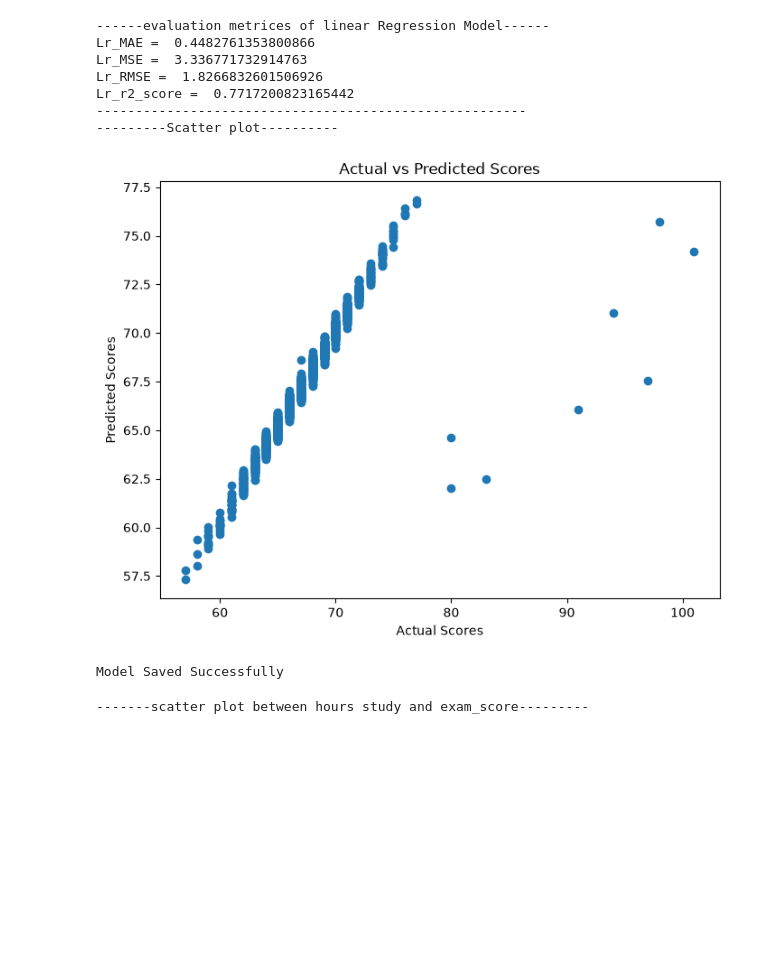
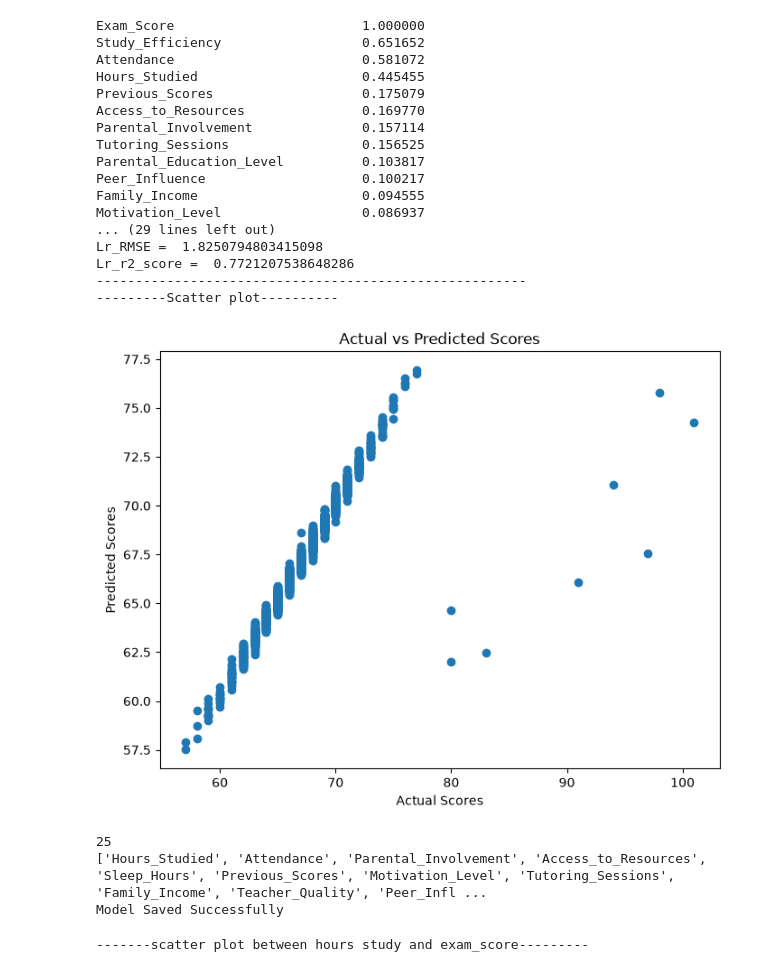
Before and after one commit to HimanshuSingh2306/1st_project, a Jupyter notebook: Notebook/main.ipynb, the cells around one changed output. Drawn from its saved outputs; the diff is of its cells as text; code cells hidden in the pictures; blank space fills up the shorter version.

```diff
--- a/Notebook/main.ipynb
+++ b/Notebook/main.ipynb
@@ -107,16 +107,23 @@ df = pd.get_dummies(df,columns=nominal_columns,dtype=int)
 # plt.show()
 # df["Exam_Score"].hist()
 
-
+# this is correlation
 correlation = df.corr(numeric_only=True)
 # print(correlation["Exam_Score"].sort_values(ascending=False))
 
 plt.figure(figsize=(12,8))
-
+ # Heatmap
 sns.heatmap(df.corr(numeric_only=True))
 
 plt.show()
-
+#feature Engineering
+df["Study_Efficiency"] = (
+  df["Hours_Studied"]*
+  df["Attendance"]
+)
+correlation = df.corr(numeric_only=True)
+print(correlation["Exam_Score"].sort_values(ascending=False))
+print(df.columns)
 X = df.drop("Exam_Score",axis=1)
 Y = df["Exam_Score"]
 
@@ -193,41 +200,54 @@ print("Lr_r2_score = ", lr_r2)
 
 print("-------------------------------------------------------")
 
 print("---------Scatter plot----------")
 import matplotlib.pyplot as plt
 
 plt.figure(figsize=(8,6))
 
 plt.scatter(Y_test, predictions)
 
 plt.xlabel("Actual Scores")
 plt.ylabel("Predicted Scores")
 plt.title("Actual vs Predicted Scores")
 
 plt.show()
 
 # print(X.columns.tolist())
 
 # for col in df.select_dtypes(include='object').columns:
 #   print("\n",col)
 #   print(df[col].unique())
-
+print(len(X.columns))
+print(X.columns.tolist())
 
 import joblib
 
-joblib.dump(model, "student_score_model.pkl")
+joblib.dump(model, "../Model/student_score_model.pkl")
 
 print("Model Saved Successfully")
 # %% [output]
 [figure]
-------evaluation metrices of linear Regression Model------
-Lr_MAE =  0.4482761353800866
-Lr_MSE =  3.336771732914763
-Lr_RMSE =  1.8266832601506926
-Lr_r2_score =  0.7717200823165442
+Exam_Score                        1.000000
+Study_Efficiency                  0.651652
+Attendance                        0.581072
+Hours_Studied                     0.445455
+Previous_Scores                   0.175079
+Access_to_Resources               0.169770
+Parental_Involvement              0.157114
+Tutoring_Sessions                 0.156525
+Parental_Education_Level          0.103817
+Peer_Influence                    0.100217
+Family_Income                     0.094555
+Motivation_Level                  0.086937
+... (29 lines left out)
+Lr_RMSE =  1.8250794803415098
+Lr_r2_score =  0.7721207538648286
 -------------------------------------------------------
 ---------Scatter plot----------
-[figure, old version]
+[figure, new version]
+25
+['Hours_Studied', 'Attendance', 'Parental_Involvement', 'Access_to_Resources', 'Sleep_Hours', 'Previous_Scores', 'Motivation_Level', 'Tutoring_Sessions', 'Family_Income', 'Teacher_Quality', 'Peer_Infl ...
 Model Saved Successfully
 # %%
 print("-------scatter plot between hours study and exam_score---------")
```
Also changed, not shown: parts of 5 cells of this notebook, 4 other files.
